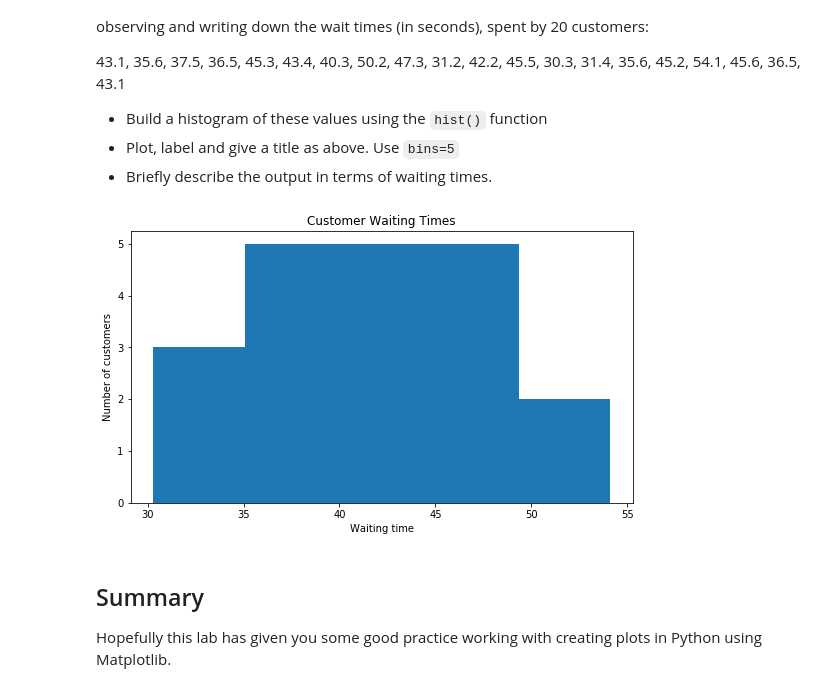
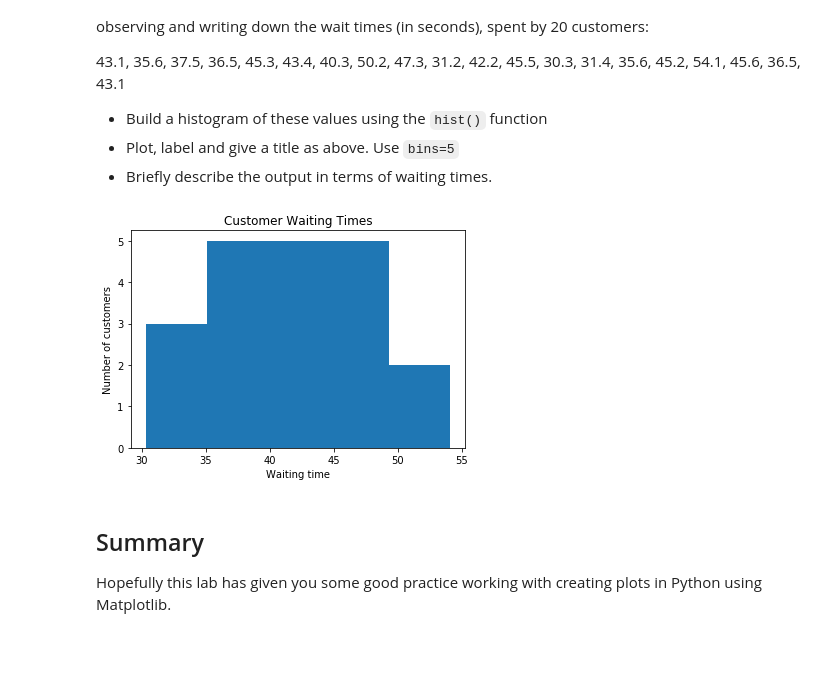
Before and after one commit to MaiaNgo/dsc-data-viz-lab-atlanta-ds-062419, a Jupyter notebook: index.ipynb, the cells around one changed output. Saved outputs shown, nothing was run; the diff lists cells and outputs as text; code cells hidden in the pictures; blank space fills up the shorter version.

```diff
--- a/index.ipynb
+++ b/index.ipynb
@@ -107,23 +107,23 @@ Joe is the branch manager at a bank. Recently, Joe been receiving customer feedb
 # %%
 x = [43.1, 35.6, 37.5, 36.5, 45.3, 43.4, 40.3, 50.2, 47.3, 31.2, 42.2, 45.5,
      30.3, 31.4, 35.6, 45.2, 54.1, 45.6, 36.5, 43.1]
 y = [0, 20]
 
-plt.figure(figsize=(9,5))
+#plt.figure(figsize=(9,5))
 plt.hist(x, bins = 5)
 #plt.hist(x, y, label='waiting time')
 
 plt.xlabel('Waiting time')
 plt.ylabel('Number of customers')
 plt.title('Customer Waiting Times')
 plt.show()
 
 
 #Plot the distogram with hist() function
 
 # Label, give title and show the plot
 # %% [output]
-[figure, old version]
+[figure, new version]
 # %% [markdown]
 ## Summary
 
```
